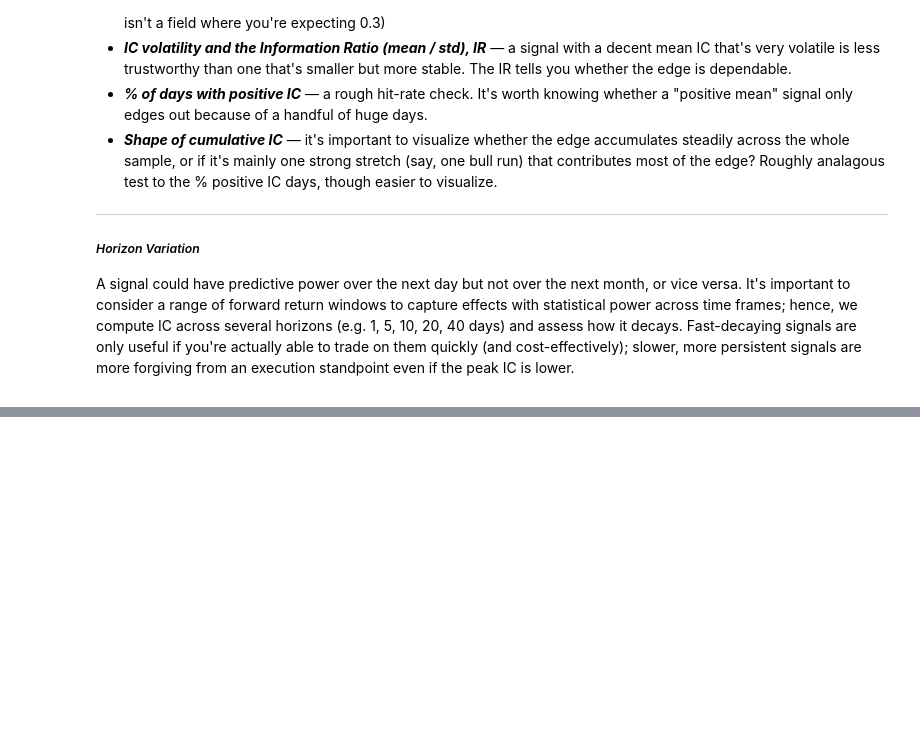
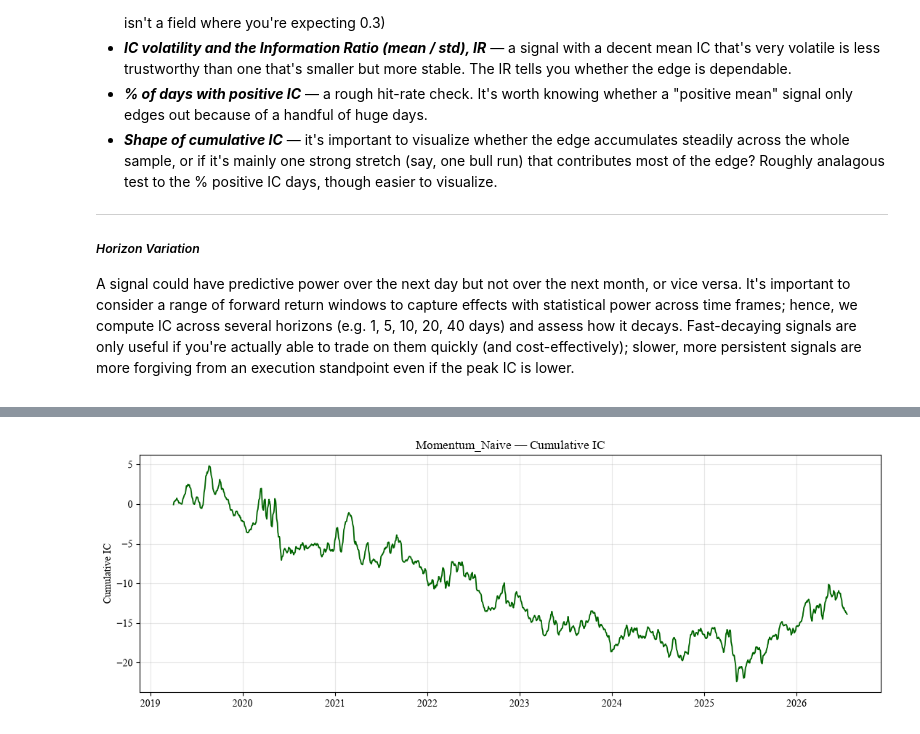
Before and after one commit to pgrajzl/alpha-signal-research, a Jupyter notebook: notebooks/alpha_research.ipynb, the cells around one changed output, grey strips where cells are left out. Saved outputs shown, nothing was run; the diff lists cells and outputs as text; code cells hidden in the pictures; blank space fills up the shorter version.

```diff
--- a/notebooks/alpha_research.ipynb
+++ b/notebooks/alpha_research.ipynb
@@ -34,0 +157,4 @@ A signal could have predictive power over the next day but not over the next mon
+# %%
+plot_cumulative_ic(ic_series, "Momentum_Naive")
+# %% [output]
+[figure, added]
```
Also changed, not shown: parts of 34 cells of this notebook, 13 other files.
